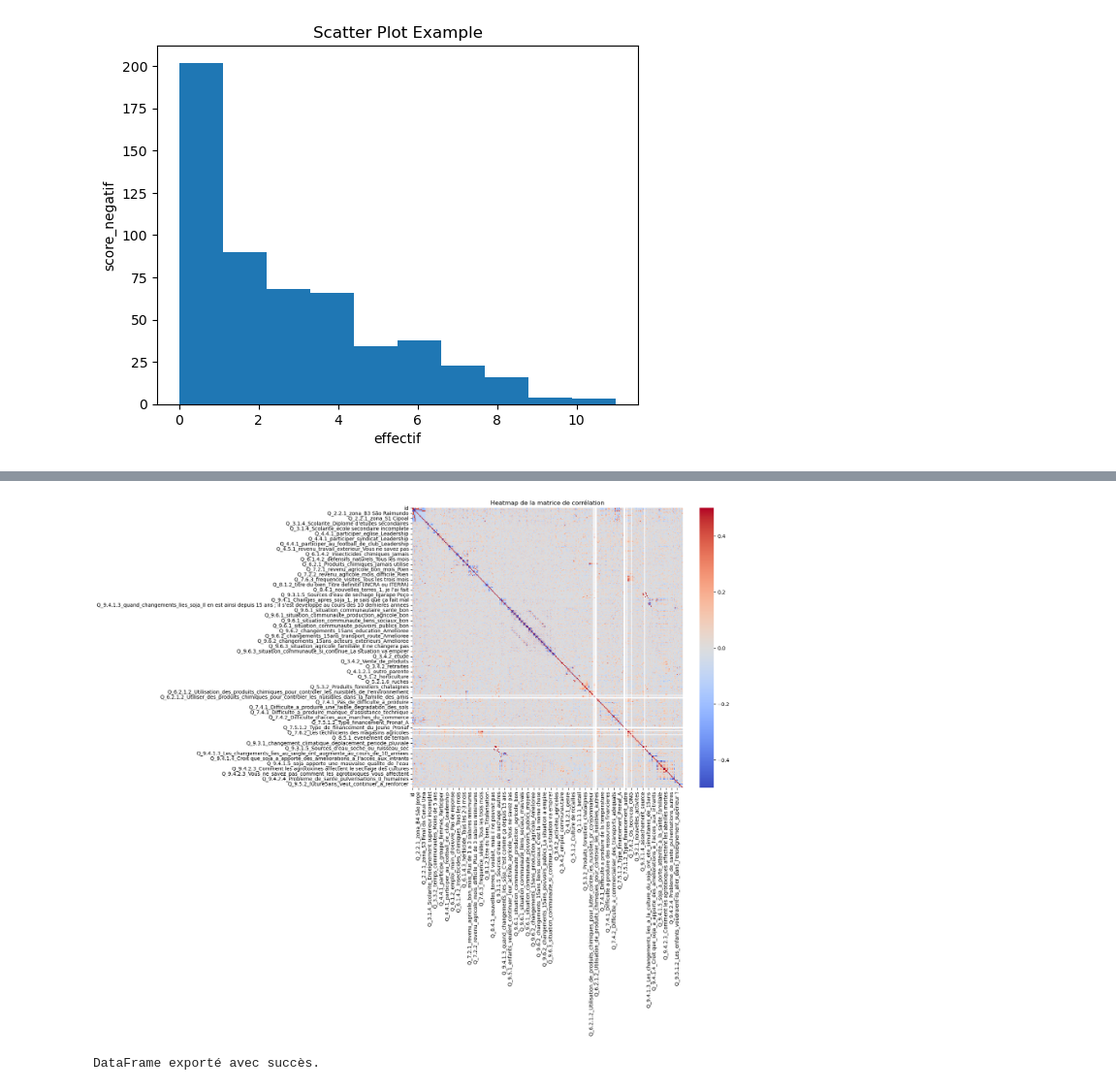
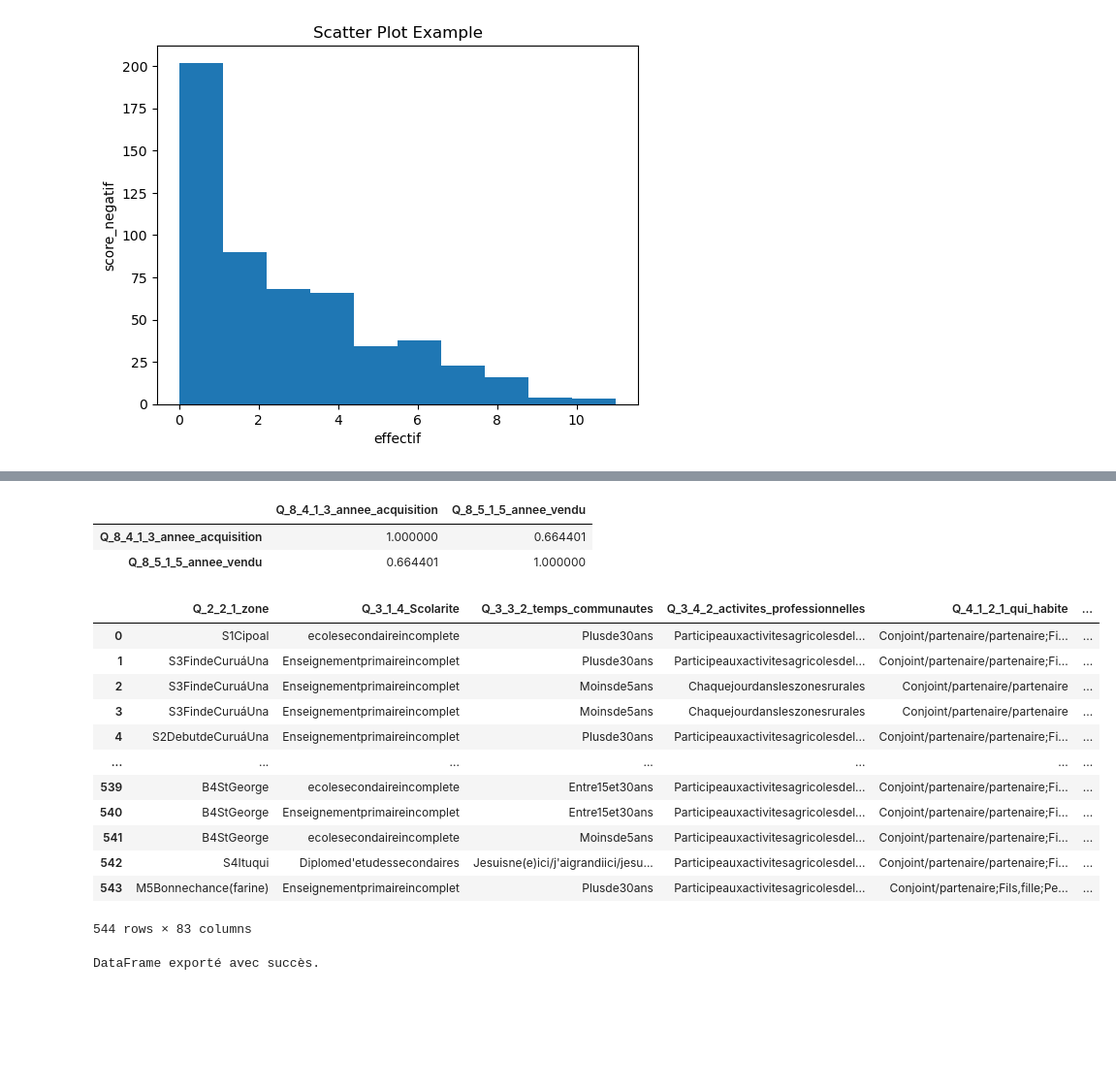
Before and after one commit to KarimTchere/MarathonDuWeb_SojAmaz, a Jupyter notebook: Data/data_traitement.ipynb, the cells around one changed output, grey strips where cells are left out. Shown at 97% size. Saved outputs shown, nothing was run; the diff lists cells and outputs as text; code cells hidden in the pictures; blank space fills up the shorter version.

```diff
--- a/Data/data_traitement.ipynb
+++ b/Data/data_traitement.ipynb
@@ -22,13 +109,33 @@ data = pd.read_csv("../Data/data_binaires_tout.csv")
 # %%
+data = pd.read_csv('var_quali_no_binaire1.csv', sep=";", encoding='latin-1')
+data
 matrice_correlation = data.corr(method='pearson')
 
 # Tracer le heatmap avec seaborn
 plt.figure(figsize=(12, 10))
-heatmap = sns.heatmap(matrice_correlation, cmap='coolwarm', vmin=-0.5, vmax=0.5)
+heatmap = sns.heatmap(matrice_correlation, cmap='coolwarm')
 plt.title('Heatmap de la matrice de corrélation')
 plt.show()
 # %% [output]
-[figure, removed]
+|  | Q_8_4_1_3_annee_acquisition | Q_8_5_1_5_annee_vendu |
+| Q_8_4_1_3_annee_acquisition | 1.000000 | 0.664401 |
+| Q_8_5_1_5_annee_vendu | 0.664401 | 1.000000 |
+# %%
+data
+# %% [output]
+|  | Q_2_2_1_zone | Q_3_1_4_Scolarite | Q_3_3_2_temps_communautes | Q_3_4_2_activites_professionnelles | Q_4_1_2_1_qui_habite | ... |
+| 0 | S1Cipoal | ecolesecondaireincomplete | Plusde30ans | Participeauxactivitesagricolesdel... | Conjoint/partenaire/partenaire;Fi... | ... |
+| 1 | S3FindeCuruáUna | Enseignementprimaireincomplet | Plusde30ans | Participeauxactivitesagricolesdel... | Conjoint/partenaire/partenaire;Fi... | ... |
+| 2 | S3FindeCuruáUna | Enseignementprimaireincomplet | Moinsde5ans | Chaquejourdansleszonesrurales | Conjoint/partenaire/partenaire | ... |
+| 3 | S3FindeCuruáUna | Enseignementprimaireincomplet | Moinsde5ans | Chaquejourdansleszonesrurales | Conjoint/partenaire/partenaire | ... |
+| 4 | S2DebutdeCuruáUna | Enseignementprimaireincomplet | Plusde30ans | Participeauxactivitesagricolesdel... | Conjoint/partenaire/partenaire;Fi... | ... |
+| ... | ... | ... | ... | ... | ... | ... |
+| 539 | B4StGeorge | ecolesecondaireincomplete | Entre15et30ans | Participeauxactivitesagricolesdel... | Conjoint/partenaire/partenaire;Fi... | ... |
+| 540 | B4StGeorge | Enseignementprimaireincomplet | Entre15et30ans | Participeauxactivitesagricolesdel... | Conjoint/partenaire/partenaire;Fi... | ... |
+| 541 | B4StGeorge | ecolesecondaireincomplete | Moinsde5ans | Participeauxactivitesagricolesdel... | Conjoint/partenaire/partenaire;Fi... | ... |
+| 542 | S4Ituqui | Diplomed'etudessecondaires | Jesuisne(e)ici/j'aigrandiici/jesu... | Participeauxactivitesagricolesdel... | Conjoint/partenaire/partenaire;Fi... | ... |
+| 543 | M5Bonnechance(farine) | Enseignementprimaireincomplet | Plusde30ans | Participeauxactivitesagricolesdel... | Conjoint/partenaire;Fils,fille;Pe... | ... |
+544 rows × 83 columns
 # %%
 # Filtrer les valeurs supérieures à 0.5
 valeurs_superieures = matrice_correlation[(matrice_correlation > 0.5) & (matrice_correlation < 0.99)]
```
Also changed, not shown: parts of 9 cells of this notebook, 14 other files.
